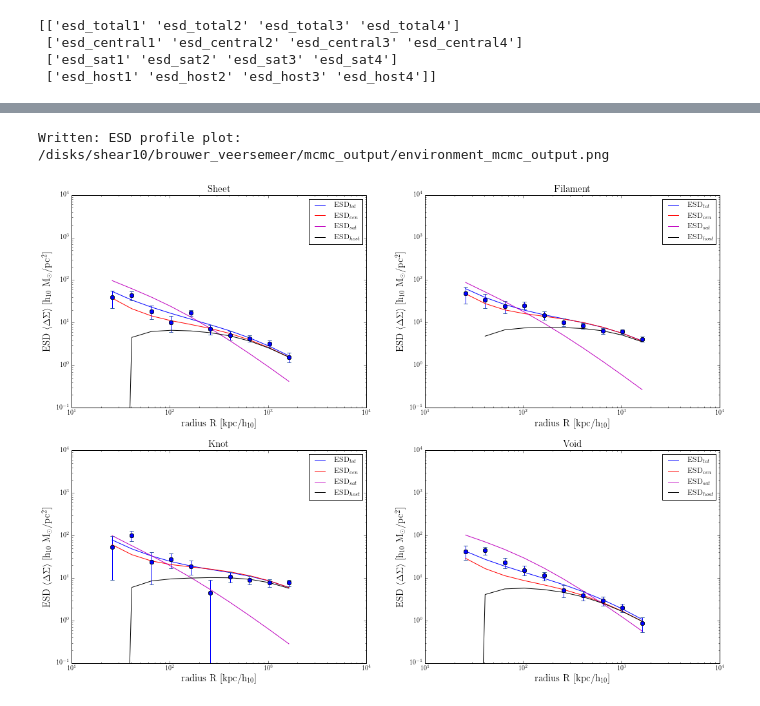
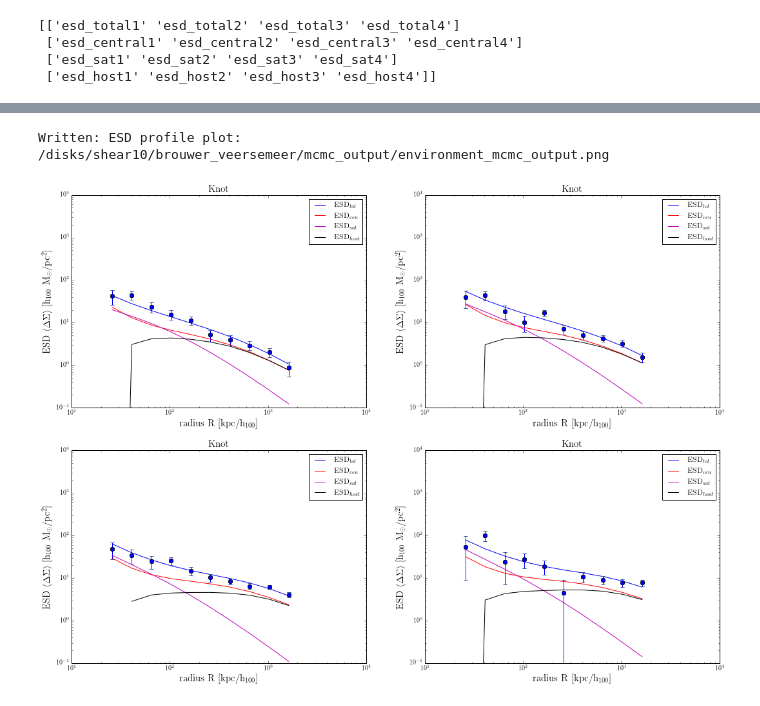
Before and after one commit to samtaziaux/KiDS-Sam_master, a Jupyter notebook: plot_mcmc.ipynb, the cells around one changed output, grey strips where cells are left out. Saved outputs shown, nothing was run; the diff lists cells and outputs as text; code cells hidden in the pictures.

Commit message:
Improved plot_mcmc

```diff
--- a/plot_mcmc.ipynb
+++ b/plot_mcmc.ipynb
@@ -11,7 +11,7 @@ from matplotlib import pyplot as plt
 envnames = ['Void', 'Sheet', 'Filament', 'Knot']
 esdnames = ['esd_total', 'esd_central', 'esd_sat', 'esd_host']
 plotlabels = ['ESD_{tot}', 'ESD_{cen}', 'ESD_{sat}', 'ESD_{host}']
-esds = np.array([['%s%i'%(esd, i+1) for i in xrange(len(envnames))] for esd in esdnames])
+esds = np.array([['%s%i'%(esd, env+1) for env in xrange(len(envnames))] for esd in esdnames])
 
 print esds
 
@@ -91,9 +104,12 @@ def read_esdfiles(esdfiles):
 # Import MCMC results
 mcmc, end, mcmcname, headername = import_mcmc(filename)
 print 'Samples: Created = %i, Burned = %i, Used = %i'%(end, burn, end-burn)
+print
 
 # Import ESD profiles
-esdfiles, covfile = read_header(headername)
+esdfiles, covfile, inputparams = read_header(headername)
+print 'Input parameters:', inputparams.keys()
+
 data_x, data_y, error_h, error_l = read_esdfiles(esdfiles)
 # %% [output]
 Importing MCMC results: /disks/shear10/brouwer_veersemeer/mcmc_output/environment_mcmc_output.fits
@@ -124,0 +121,19 @@ print esds_av
+# %%
+# Taking the median result of all samples after the burn-in phase
+
+# Calculating the satellite fraction
+fsat = inputparams['fsat']
+
+esd_fracs = np.array([[1, 1-fsat[env], fsat[env], 1-fsat[env]] for env in xrange(len(envnames))])
+print esd_fracs[0]
+print
+
+esds_med = np.array([[np.mean(mcmc[esds[e,i]][burn:end], 0) for e in xrange(len(esdnames))] for i in xrange(len(envnames))])
+
+print esds_med[:,0,0]
+print
+
+tot = esd_fracs[0]*esds_med[:,0,0]
+print tot
+print
+print np.sum(tot[1:3])
@@ -139,48 +162,48 @@ rc('font',**{'family':'serif','serif':['Computer Modern']})
 
 
 # Define the labels for the plot
-h=0.1
+h=1
 xlabel = r'radius R [kpc/h$_{%g}$]'%(h*100)
 ylabel = r'ESD $\langle\Delta\Sigma\rangle$ [h$_{%g}$ M$_{\odot}$/pc$^2$]'%(h*100)
 
 Nrows = 2
 Ncolumns = 2
 
-for i in xrange(len(envnames)):
-    for e in xrange(len(esdnames)):
+for env in xrange(len(envnames)):
+    for esd in xrange(len(esdnames)):
         plt.figure(1, figsize=(18, 13))
-        Nsubplot = 100*Nrows+10*Ncolumns+i
+        Nsubplot = 100*Nrows+10*Ncolumns+(env+1)
         plt.subplot(Nsubplot)
 
-        plt.plot(data_x, esds_av[i,e], label=plotlabels[e])
+        plt.plot(data_x, esds_med[env, esd]*esd_fracs[env, esd], label=r'%s'%plotlabels[esd])
 
-        (error_l[e])[(error_l[e])>=data_y[e]] = ((data_y[e][(error_l[e])>=data_y[e]])*0.9999999999)
+        (error_l[esd])[(error_l[esd])>=data_y[esd]] = ((data_y[esd][(error_l[esd])>=data_y[esd]])*0.9999999999)
 
-        plt.errorbar(data_x, data_y[i], yerr=[error_l[i], error_h[i]], ls='', marker='o')
+        plt.errorbar(data_x, data_y[env], yerr=[error_l[env], error_h[env]], ls='', marker='o')
         plt.ylabel(r'%s'%ylabel,fontsize=15)
         plt.xlabel(r'%s'%xlabel,fontsize=15)
 
 
         plt.xscale('log')
         plt.yscale('log')
 
         plt.autoscale(enable=False, axis='both', tight=None)
         plt.axis([1e1,1e4,1e-1,1e4])
         plt.ylim(1e-1,1e4)
 
         plt.title(envnames[i], fontsize=15)
 
         plt.legend()
 
 
 #plt.show()
 
 plotname = '%s.png'%filename
 
 plt.savefig(plotname, format='png')
 print 'Written: ESD profile plot:', plotname
 
 #plt.clf
 # %% [output]
 Written: ESD profile plot: /disks/shear10/brouwer_veersemeer/mcmc_output/environment_mcmc_output.png
-[figure, old version]
+[figure, new version]
```
Also changed, not shown: parts of 5 cells of this notebook.
